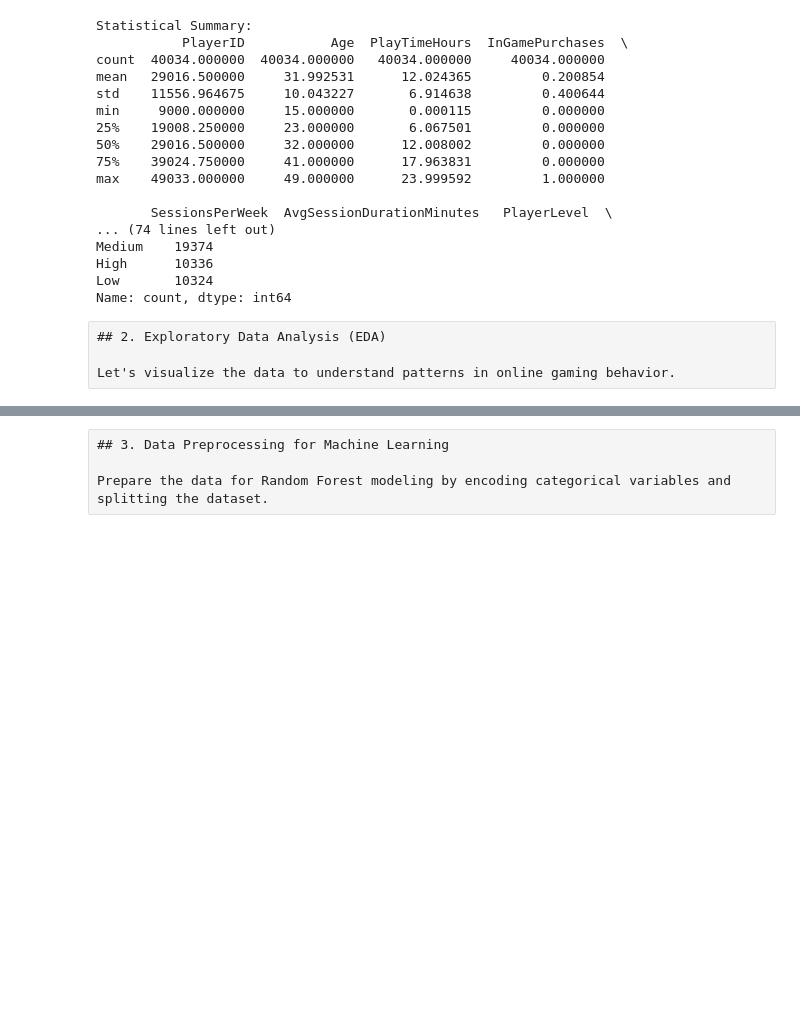
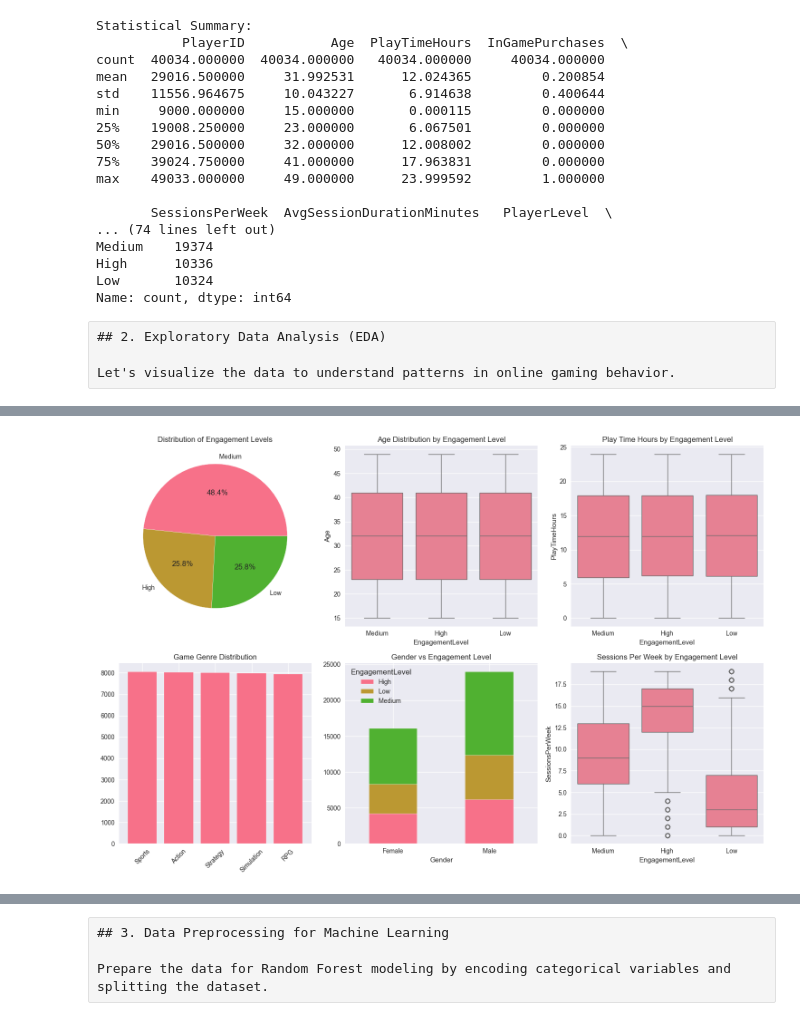
Before and after one commit to AnKoCare/DAV_Project, a Jupyter notebook: gaming_behavior_analysis.ipynb, the cells around one changed output, grey strips where cells are left out. Drawn from its saved outputs; the diff is of its cells as text; code cells hidden in the pictures; blank space fills up the shorter version.

```diff
--- a/gaming_behavior_analysis.ipynb
+++ b/gaming_behavior_analysis.ipynb
@@ -192,0 +136,59 @@ Strong correlations (|r| > 0.5):
+# %%
+# ========== TẠO BIỂU ĐỒ PHÂN TÍCH HÀNH VI GAMING ==========
+
+# Tạo khung vẽ (figure) với kích thước 15x10 inch để chứa 6 biểu đồ con
+plt.figure(figsize=(15, 10))
+
+# BIỂU ĐỒ 1: Phân phối mức độ gắn bó (Target Variable)
+plt.subplot(2, 3, 1)  # Tạo biểu đồ con ở vị trí (2 hàng, 3 cột, vị trí 1)
+engagement_counts = df['EngagementLevel'].value_counts()  # Đếm số lượng từng mức độ gắn bó
+plt.pie(engagement_counts.values,  # Dữ liệu cho biểu đồ tròn (giá trị)
+        labels=engagement_counts.index,  # Nhãn cho từng phần (High, Medium, Low)
+        autopct='%1.1f%%')  # Hiển thị % với 1 chữ số thập phân
+plt.title('Distribution of Engagement Levels')  # Tiêu đề biểu đồ
+
+# BIỂU ĐỒ 2: Phân phối tuổi theo mức độ gắn bó
+plt.subplot(2, 3, 2)  # Vị trí thứ 2 trong lưới 2x3
+sns.boxplot(data=df,  # Dữ liệu nguồn
+           x='EngagementLevel',  # Trục x: mức độ gắn bó
+           y='Age')  # Trục y: tuổi
+plt.title('Age Distribution by Engagement Level')  # Tiêu đề
+
+# BIỂU ĐỒ 3: Phân phối thời gian chơi theo mức độ gắn bó
+plt.subplot(2, 3, 3)  # Vị trí thứ 3
+sns.boxplot(data=df,  # Dữ liệu nguồn
+           x='EngagementLevel',  # Trục x: mức độ gắn bó
+           y='PlayTimeHours')  # Trục y: giờ chơi
+plt.title('Play Time Hours by Engagement Level')  # Tiêu đề
+
+# BIỂU ĐỒ 4: Phân phối thể loại game
+plt.subplot(2, 3, 4)  # Vị trí thứ 4
+genre_counts = df['GameGenre'].value_counts()  # Đếm số lượng từng thể loại game
+plt.bar(genre_counts.index,  # Trục x: tên thể loại game
+        genre_counts.values)  # Trục y: số lượng người chơi
+plt.title('Game Genre Distribution')  # Tiêu đề
+plt.xticks(rotation=45)  # Xoay nhãn trục x 45 độ để dễ đọc
+
+# BIỂU ĐỒ 5: Mối quan hệ giới tính và mức độ gắn bó
+plt.subplot(2, 3, 5)  # Vị trí thứ 5
+gender_engagement = pd.crosstab(df['Gender'],  # Hàng: giới tính
+                               df['EngagementLevel'])  # Cột: mức độ gắn bó
+gender_engagement.plot(kind='bar',  # Loại biểu đồ: cột
+                      stacked=True,  # Xếp chồng các cột
+                      ax=plt.gca())  # Vẽ trên axes hiện tại
+plt.title('Gender vs Engagement Level')  # Tiêu đề
+plt.xticks(rotation=0)  # Không xoay nhãn trục x
+
+# BIỂU ĐỒ 6: Số phiên chơi mỗi tuần theo mức độ gắn bó
+plt.subplot(2, 3, 6)  # Vị trí thứ 6 (cuối cùng)
+sns.boxplot(data=df,  # Dữ liệu nguồn
+           x='EngagementLevel',  # Trục x: mức độ gắn bó
+           y='SessionsPerWeek')  # Trục y: số phiên chơi/tuần
+plt.title('Sessions Per Week by Engagement Level')  # Tiêu đề
+
+# Điều chỉnh layout để các biểu đồ không bị chồng lấp
+plt.tight_layout()
+# Hiển thị tất cả biểu đồ
+plt.show()
+# %% [output]
+[figure, added]
```
Also changed, not shown: parts of 42 cells of this notebook.
